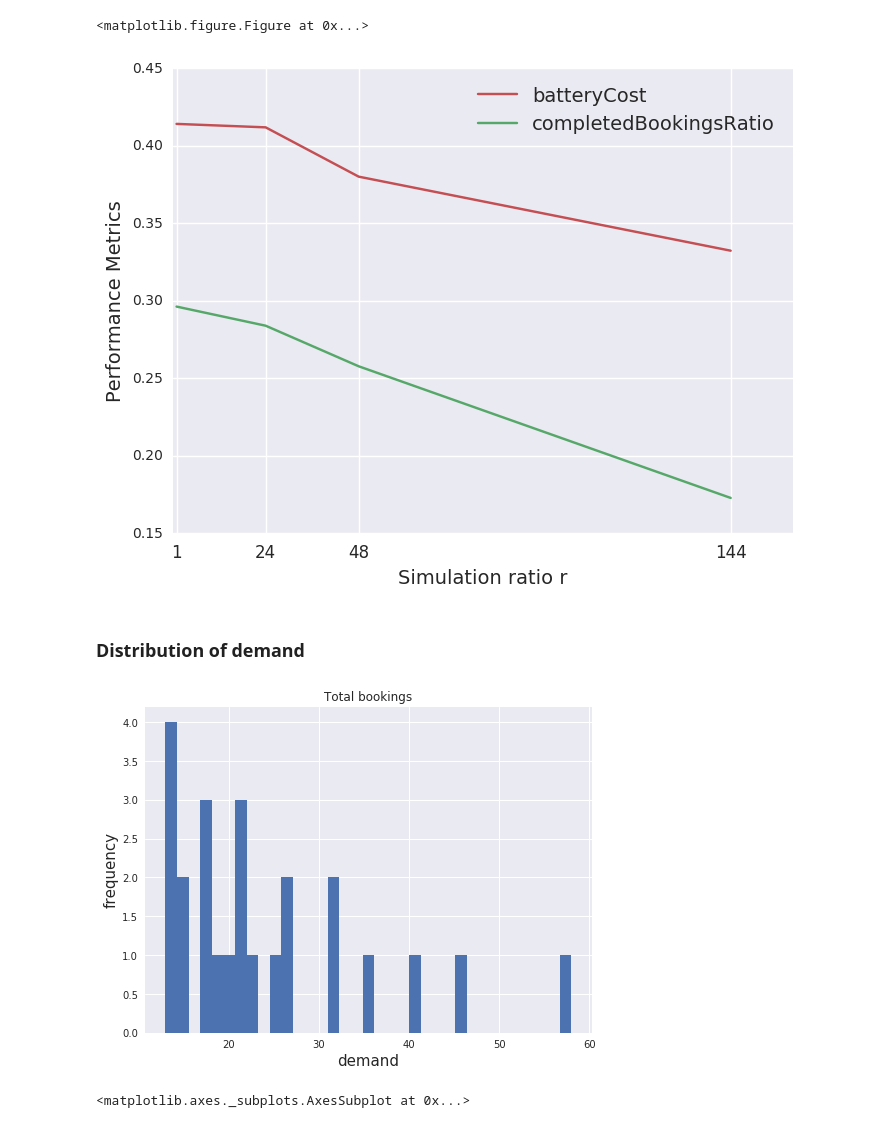
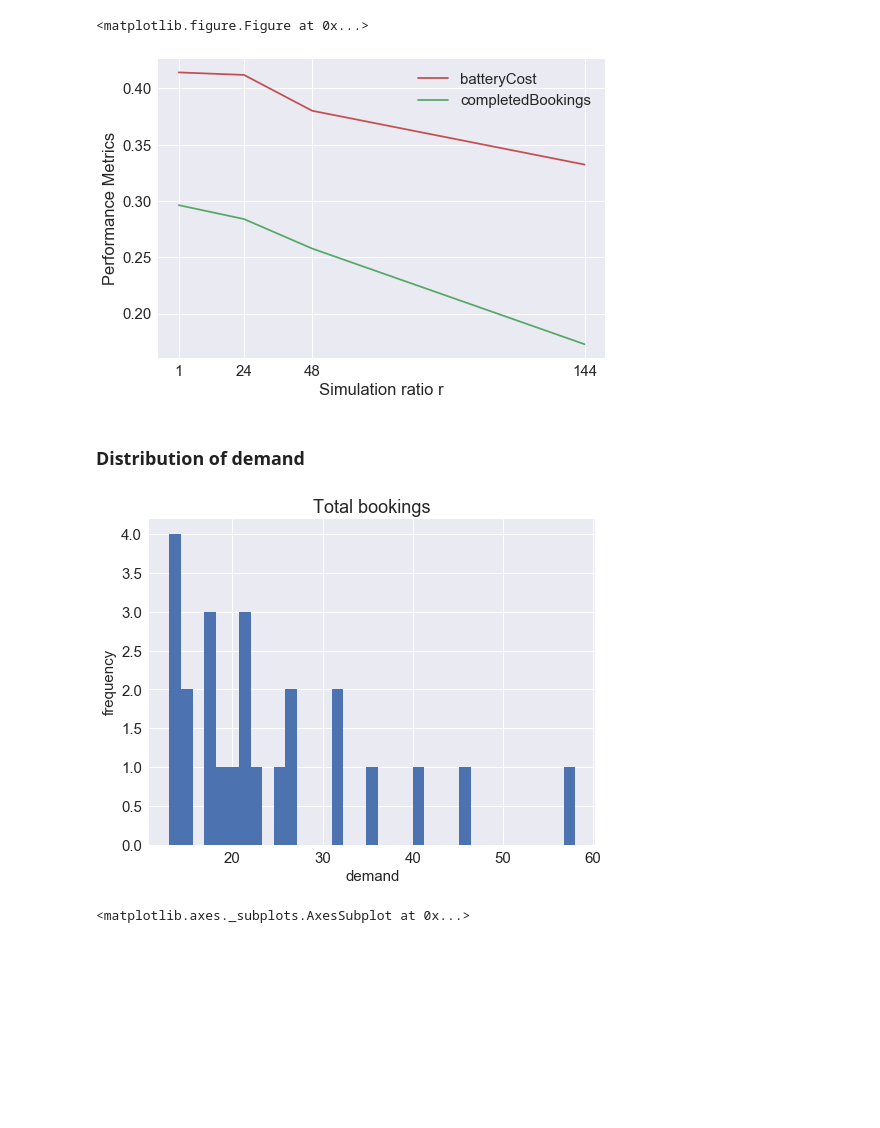
Before and after one commit to paeby/masterThesis, a Jupyter notebook: Analysis/optimal number of vehicles/Demand vs number of vehicles analysis.ipynb, the cells around one changed output. Saved outputs shown, nothing was run; the diff lists cells and outputs as text; code cells hidden in the pictures; blank space fills up the shorter version.

Commit message:
add more plots and plots

```diff
--- a/Analysis/optimal number of vehicles/Demand vs number of vehicles analysis.ipynb
+++ b/Analysis/optimal number of vehicles/Demand vs number of vehicles analysis.ipynb
@@ -6,6 +6,9 @@ import pandas as pd
 import matplotlib.pyplot as pp
 import matplotlib.pyplot as plt
 import matplotlib
+import matplotlib.pylab as pylab
+
+
 from pandas.tools.plotting import table
 import math
 import seaborn as sns
@@ -16,10 +19,10 @@ warnings.filterwarnings('ignore')
 pd.options.mode.chained_assignment = None
 palette = sns.color_palette()
 font = {'family' : 'normal',
-        'size'   : 20}
+        'size'   : 22}
 
 matplotlib.rc('font', **font)
-label_size = 12
+label_size = 15
 matplotlib.rcParams['xtick.labelsize'] = label_size
 # %%
 import seaborn
@@ -218,6 +161,5 @@ pp.savefig("batteryparam",bbox_inches='tight')
 # %%
 sns.set_context("paper", rc={"font.size":20,"axes.titlesize":15,"axes.labelsize":20})
-sns.set(font_scale = 1.5)
 g = sns.pointplot(x="type", y="completedBookingsPercentage", data=optimal, label = "Battery",legend=True)
 h = sns.pointplot(x="type", y="completedBookingsLess6", data=optimal, label = "Battery",legend=True,color = palette[1])
 h = sns.pointplot(x="type", y="averageLoadFactor", data=optimal, label = "Battery",legend=True,color = palette[2])
@@ -231,6 +173,6 @@ red_patch2 = mpatches.Patch(color=palette[2], label='Average Load Factor')
 red_patch3 = mpatches.Patch(color=palette[1], label='Completed Bookings < 6min')
 
 
-pp.legend(handles=[red_patch,red_patch2,red_patch3],loc='upper right', bbox_to_anchor=(1.65, 1))
+pp.legend(handles=[red_patch,red_patch2,red_patch3],loc='upper right', bbox_to_anchor=(1.65, 1),prop={'size': 20})
 pp.savefig("batteryparambatt",bbox_inches='tight')
 # %% [output]
@@ -354,18 +292,17 @@ pp.figure(figsize=(10,8))
 <matplotlib.figure.Figure at 0x...>
 <matplotlib.figure.Figure at 0x...>
 # %%
-pp.figure(figsize=(8,6))
 pp.plot(avgstab.index, avgstab['totalEnergy'], color = palette[2], label='batteryCost');
-pp.plot(avgstab.index, avgstab['completedBookingsPercentage'], color = palette[1], label='completedBookingsRatio');
+pp.plot(avgstab.index, avgstab['completedBookingsPercentage'], color = palette[1], label='completedBookings');
 #pp.plot(vehicles, performances.groupby('vehicles').mean()['score'], color = palette[0], label='Average journey time');
-pp.legend(loc=1,fontsize=14)
+pp.legend(loc=1)
 pp.xticks([1,24,48,144])
-pp.xlabel("Simulation ratio r",fontsize=14)
-pp.ylabel("Performance Metrics",fontsize=14)
+pp.xlabel("Simulation ratio r")
+pp.ylabel("Performance Metrics")
 #pp.title("Average costs")
-pp.savefig('stability.pdf')
+pp.savefig('stability.png')
 # %% [output]
-[figure, old version]
+[figure, new version]
 # %% [markdown]
 ### Distribution of demand
 # %%
@@ -376,7 +313,7 @@ fig[0][0].set_xlabel("demand",fontsize=15)
 fig[0][0].set_ylabel("frequency",fontsize=15)
 pp.savefig("demand_freq")
 # %% [output]
-[figure, old version]
+[figure, new version]
 # %%
 fig[0][0]
 # %% [output]
```
Also changed, not shown: parts of 50 cells of this notebook, 27 other files.
